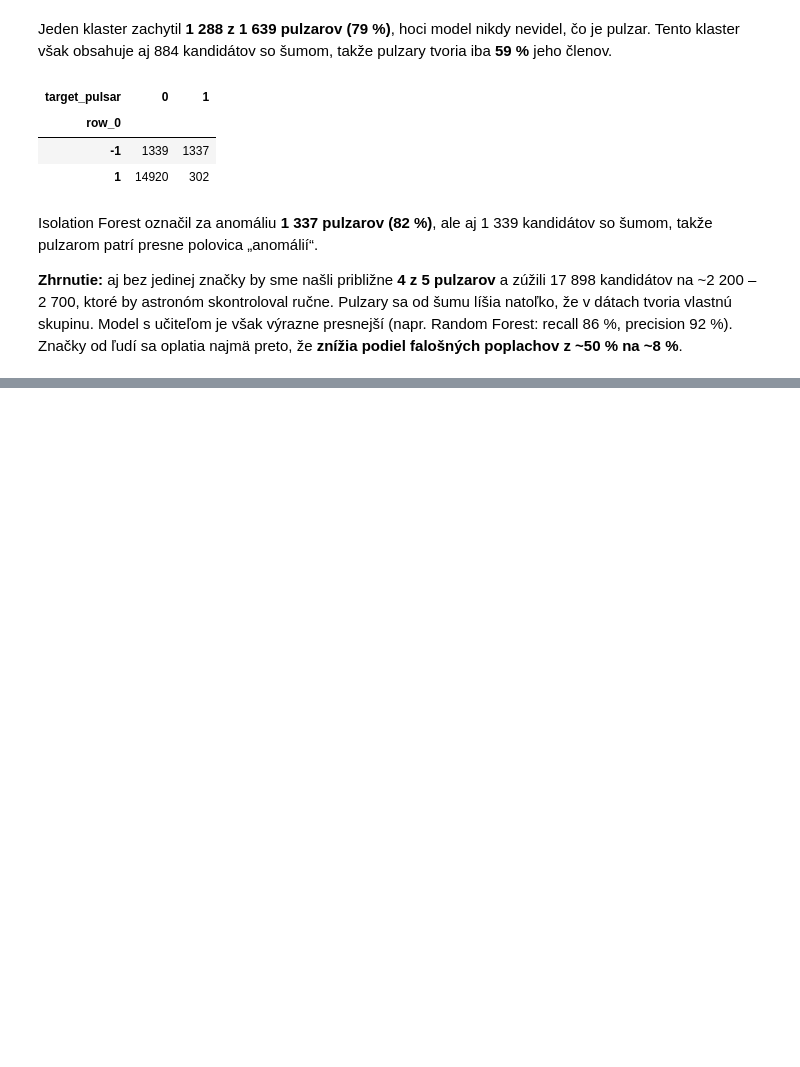
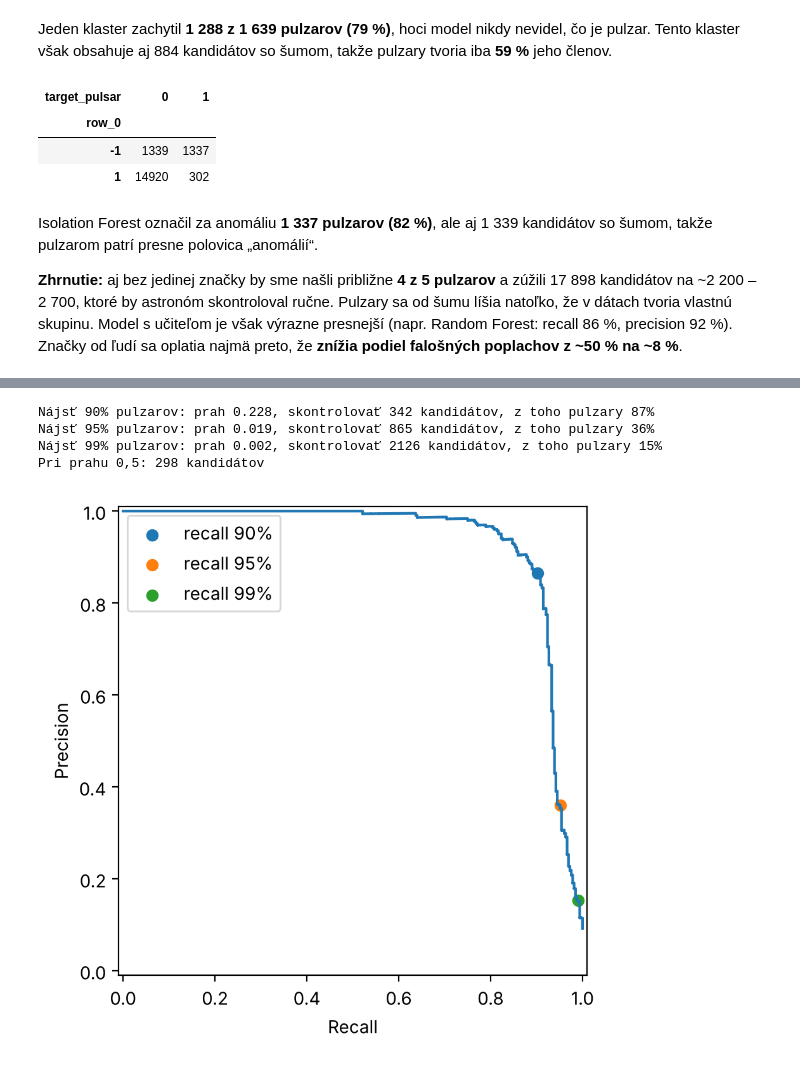
Before and after one commit to SimonaBednarikova/ML_pulsar_projekt_S1_r1, a Jupyter notebook: pulzary_projekt.ipynb, the cells around one changed output, grey strips where cells are left out. Cells and saved outputs as stored; diff of their text form; code cells hidden in the pictures; blank space fills up the shorter version.

```diff
--- a/pulzary_projekt.ipynb
+++ b/pulzary_projekt.ipynb
@@ -695,0 +705,20 @@ Isolation Forest označil za anomáliu **1 337 pulzarov (82 %)**, ale aj 1 339 k
+# %%
+proba = log_reg.predict_proba(X_test)[:, 1]
+precision, recall, thresholds = precision_recall_curve(y_test, proba)
+PrecisionRecallDisplay(precision=precision, recall=recall).plot()
+
+for target in [0.90, 0.95, 0.99]:
+    i = (recall >= target).nonzero()[0][-1]
+    plt.scatter(recall[i], precision[i], label=f"recall {target:.0%}")
+    print(f"Nájsť {target:.0%} pulzarov: prah {thresholds[i]:.3f}, "
+          f"skontrolovať {(proba >= thresholds[i]).sum()} kandidátov, z toho pulzary {precision[i]:.0%}")
+
+print("Pri prahu 0,5:", (proba >= 0.5).sum(), "kandidátov")
+plt.legend()
+plt.show()
+# %% [output]
+Nájsť 90% pulzarov: prah 0.228, skontrolovať 342 kandidátov, z toho pulzary 87%
+Nájsť 95% pulzarov: prah 0.019, skontrolovať 865 kandidátov, z toho pulzary 36%
+Nájsť 99% pulzarov: prah 0.002, skontrolovať 2126 kandidátov, z toho pulzary 15%
+Pri prahu 0,5: 298 kandidátov
+[figure, added]
```
Also changed, not shown: parts of 4 cells of this notebook.
